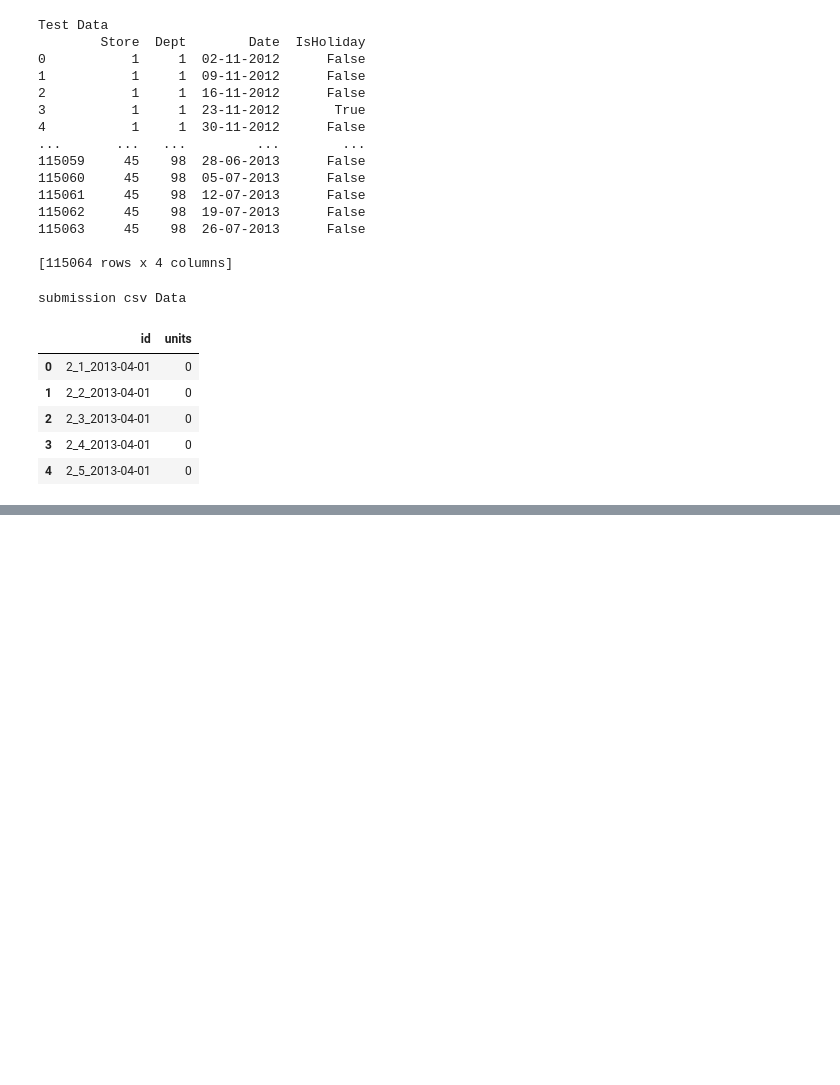
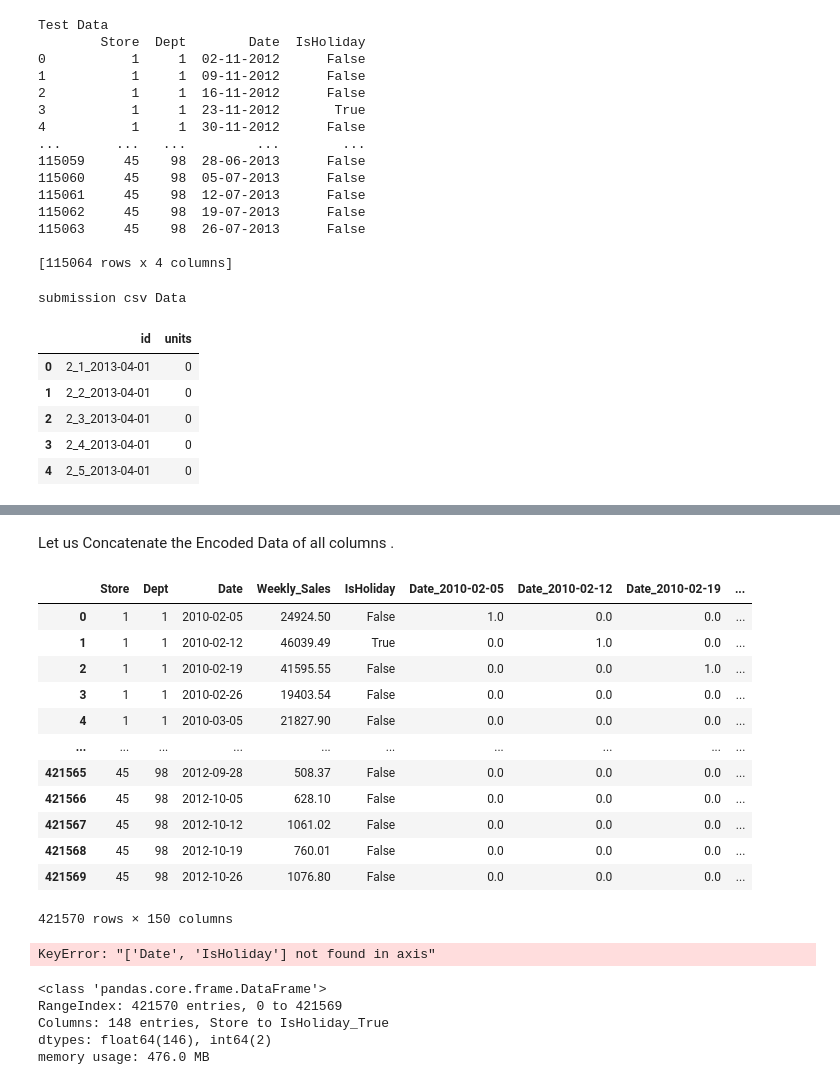
Before and after one commit to akashnarwal7/Walmart-kaggle-Compitetion, a Jupyter notebook: Walmart_Sales_Forecasting.ipynb, the cells around one changed output, grey strips where cells are left out. Cells and saved outputs as stored; diff of their text form; code cells hidden in the pictures; blank space fills up the shorter version.

```diff
--- a/Walmart_Sales_Forecasting.ipynb
+++ b/Walmart_Sales_Forecasting.ipynb
@@ -129,0 +152,2 @@ submission csv Data
+# %%
+EncodeTrainData=trainData.copy()
@@ -129,0 +210,33 @@ submission csv Data
+# %% [markdown]
+Let us Concatenate the Encoded Data of all columns .
+# %%
+
+
+Encoded_Train_Data=pd.concat([EncodeTrainData,date_encoded_df,IsHoliday_encoded_df],axis=1)
+Encoded_Train_Data
+# %% [output]
+|  | Store | Dept | Date | Weekly_Sales | IsHoliday | Date_2010-02-05 | Date_2010-02-12 | Date_2010-02-19 | ... |
+| 0 | 1 | 1 | 2010-02-05 | 24924.50 | False | 1.0 | 0.0 | 0.0 | ... |
+| 1 | 1 | 1 | 2010-02-12 | 46039.49 | True | 0.0 | 1.0 | 0.0 | ... |
+| 2 | 1 | 1 | 2010-02-19 | 41595.55 | False | 0.0 | 0.0 | 1.0 | ... |
+| 3 | 1 | 1 | 2010-02-26 | 19403.54 | False | 0.0 | 0.0 | 0.0 | ... |
+| 4 | 1 | 1 | 2010-03-05 | 21827.90 | False | 0.0 | 0.0 | 0.0 | ... |
+| ... | ... | ... | ... | ... | ... | ... | ... | ... | ... |
+| 421565 | 45 | 98 | 2012-09-28 | 508.37 | False | 0.0 | 0.0 | 0.0 | ... |
+| 421566 | 45 | 98 | 2012-10-05 | 628.10 | False | 0.0 | 0.0 | 0.0 | ... |
+| 421567 | 45 | 98 | 2012-10-12 | 1061.02 | False | 0.0 | 0.0 | 0.0 | ... |
+| 421568 | 45 | 98 | 2012-10-19 | 760.01 | False | 0.0 | 0.0 | 0.0 | ... |
+| 421569 | 45 | 98 | 2012-10-26 | 1076.80 | False | 0.0 | 0.0 | 0.0 | ... |
+421570 rows × 150 columns
+# %%
+Encoded_Train_Data.drop(['Date','IsHoliday'],axis=1,inplace=True)
+# %% [output]
+KeyError: "['Date', 'IsHoliday'] not found in axis"
+# %%
+Encoded_Train_Data.info()
+# %% [output]
+<class 'pandas.core.frame.DataFrame'>
+RangeIndex: 421570 entries, 0 to 421569
+Columns: 148 entries, Store to IsHoliday_True
+dtypes: float64(146), int64(2)
+memory usage: 476.0 MB
```
Also changed, not shown: parts of 11 cells of this notebook.
